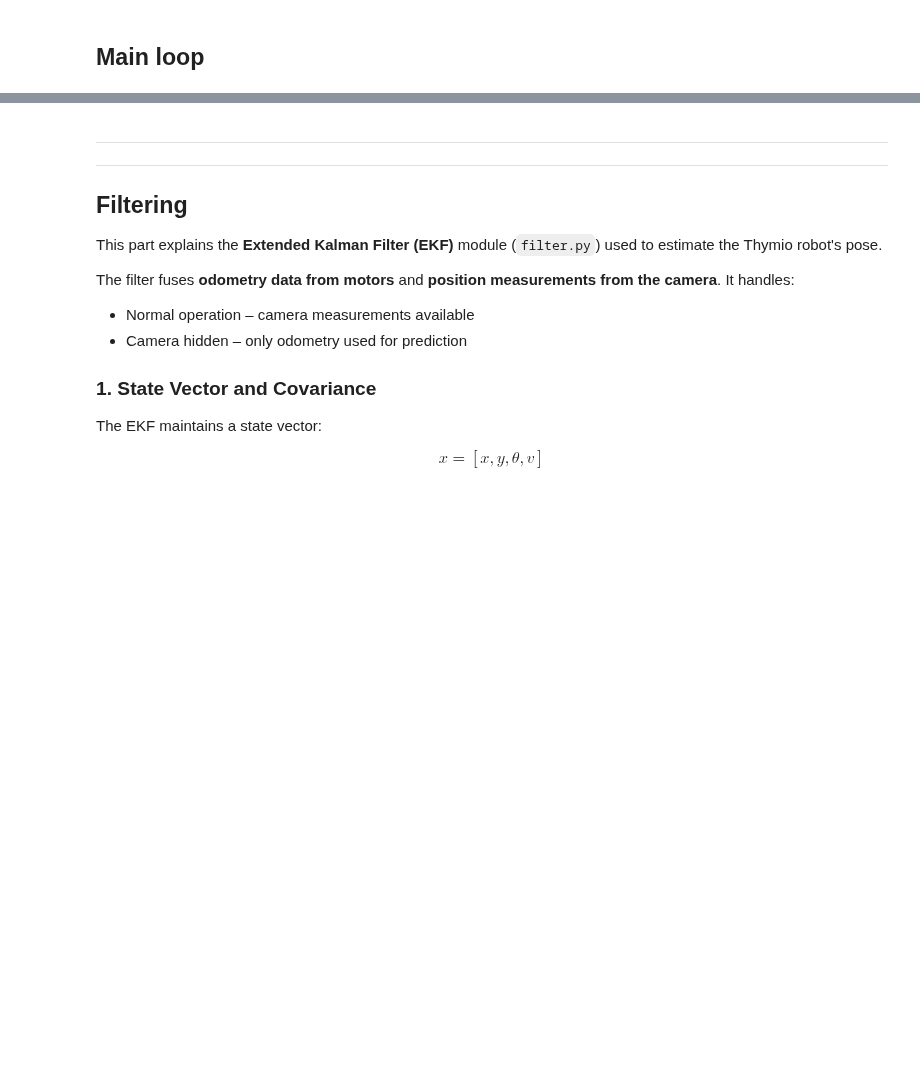
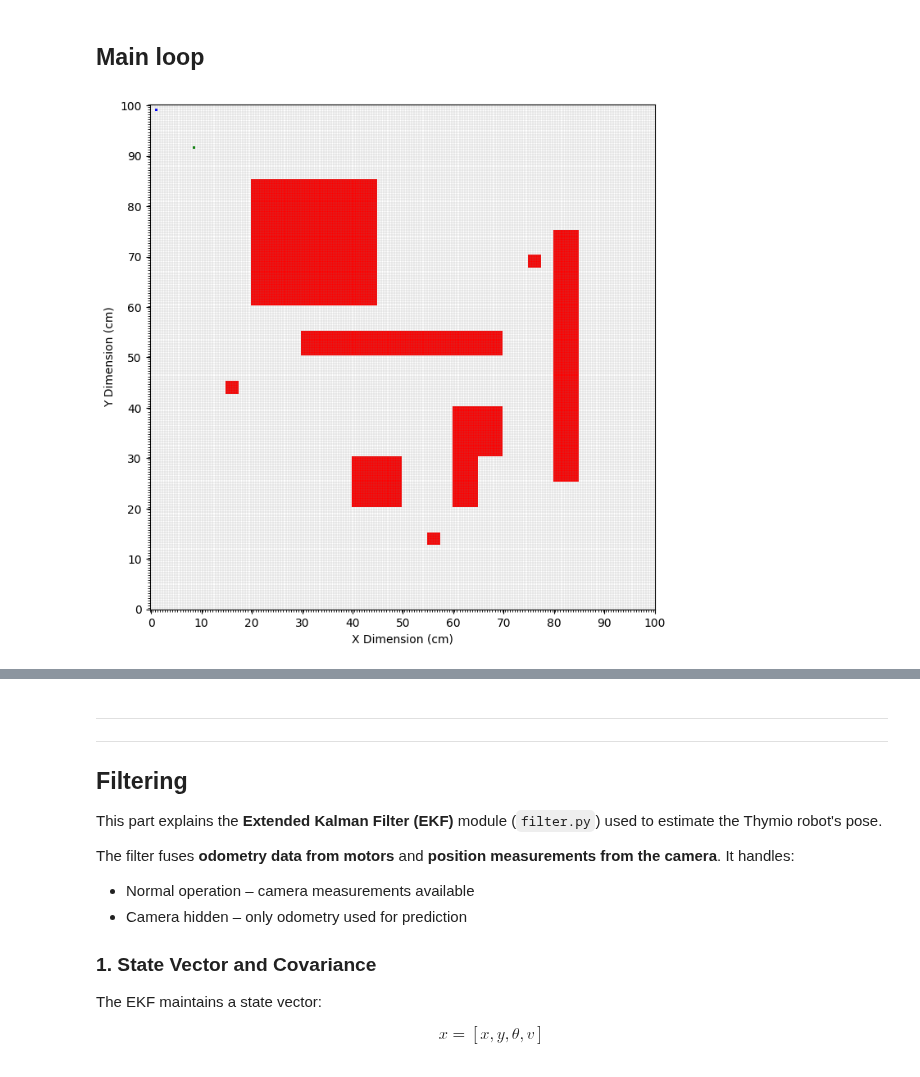
Before and after one commit to ChelseaDavidson-EPFL/MobileRoboticsProject, a Jupyter notebook: Group_40_report.ipynb, the cells around one changed output, grey strips where cells are left out. Drawn from its saved outputs; the diff is of its cells as text; code cells hidden in the pictures; blank space fills up the shorter version.

```diff
--- a/Group_40_report.ipynb
+++ b/Group_40_report.ipynb
@@ -456,3 +490,33 @@ while(True):
     if(cv2.waitKey(1) & 0xFF == ord('q')):
         cv2.destroyAllWindows()
         break
+# %%
+# External modules import
+import matplotlib.pyplot as plt
+import numpy as np
+import cv2
+import time
+import asyncio
+import math
+
+# Internal modules and thymio class import
+from thymio import Thymio
+from vision import Vision
+import motion_controll
+import filtering
+import local_nav
+import global_nav
+import utils
+
+# Initialize cell_size_cm for test grid (assuming 100cm arena)
+utils.cell_size_cm = 100 / utils.GRID_DIM  # 0.5 cm per cell
+utils.arena_width_cm = 100
+utils.arena_height_cm = 100
+
+test_grid = utils.create_test_grid()
+start_cell = (2, 2)
+goal_cell = (17, 17)
+
+global_nav.display_grid(test_grid, start_cell, goal_cell)
+# %% [output]
+[figure, added]
```
Also changed, not shown: parts of 16 cells of this notebook, 2 other files.
